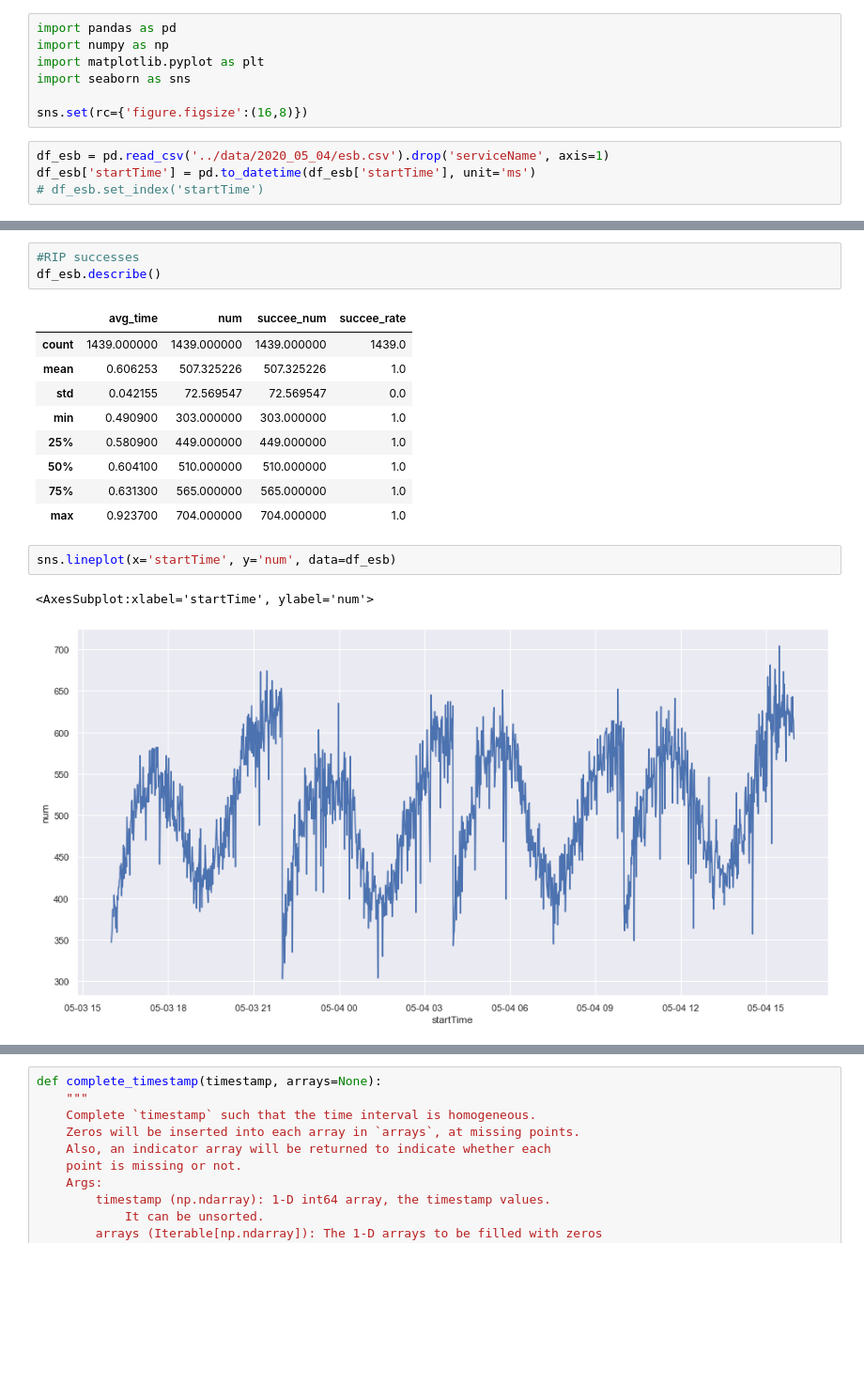
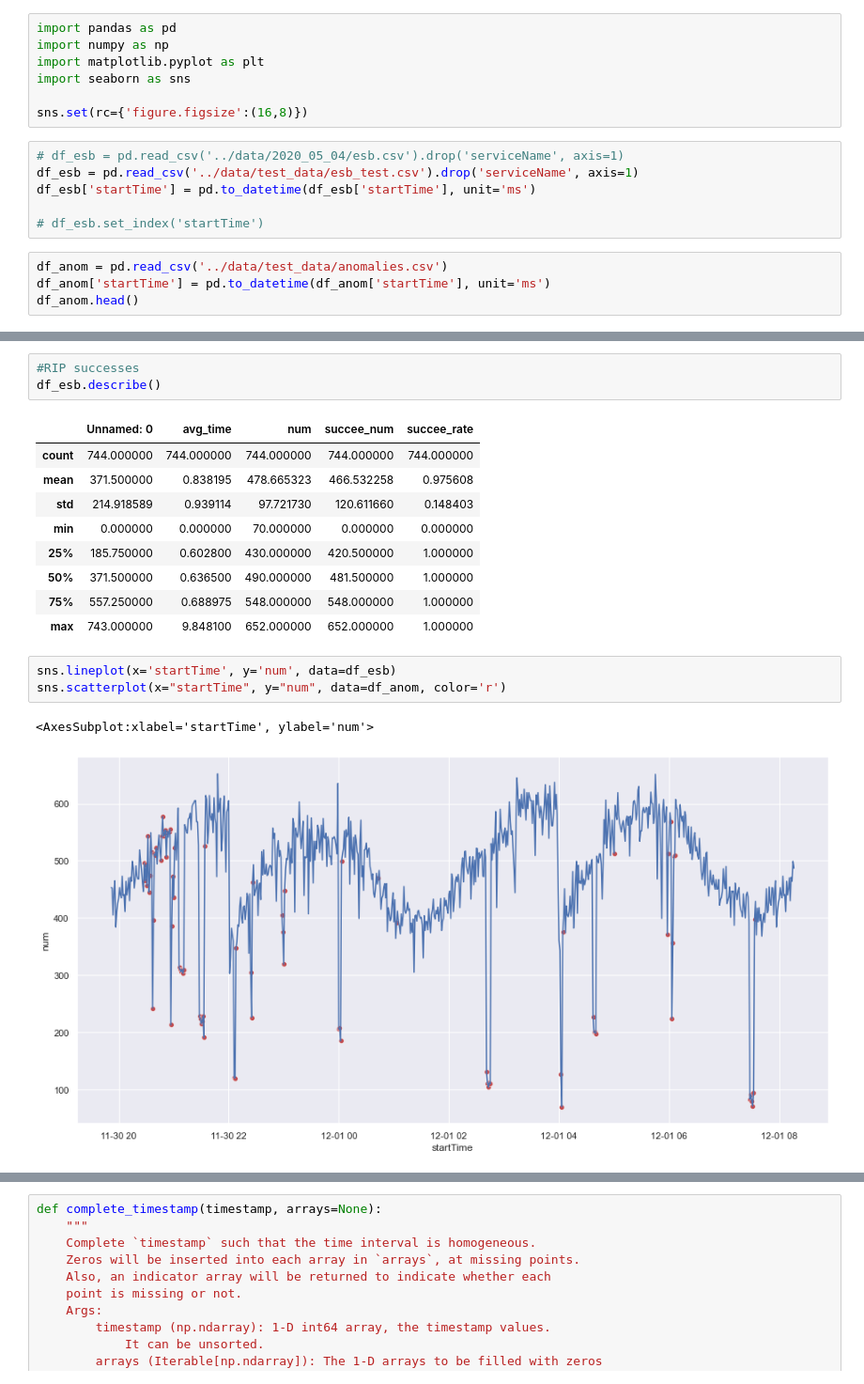
Before and after one commit to meng2468/AIOps-Challenge, a Jupyter notebook: eda/esb.ipynb, the cells around one changed output, grey strips where cells are left out. Shown: that part at 94% size. Saved outputs shown, nothing was run; the diff lists cells and outputs as text; blank space fills up the shorter version.

Commit message:
Anomaly detection results visualization

```diff
--- a/eda/esb.ipynb
+++ b/eda/esb.ipynb
@@ -6,6 +6,12 @@ import seaborn as sns
 
 sns.set(rc={'figure.figsize':(16,8)})
 # %%
-df_esb = pd.read_csv('../data/2020_05_04/esb.csv').drop('serviceName', axis=1)
+# df_esb = pd.read_csv('../data/2020_05_04/esb.csv').drop('serviceName', axis=1)
+df_esb = pd.read_csv('../data/test_data/esb_test.csv').drop('serviceName', axis=1)
 df_esb['startTime'] = pd.to_datetime(df_esb['startTime'], unit='ms')
+
 # df_esb.set_index('startTime')
+# %%
+df_anom = pd.read_csv('../data/test_data/anomalies.csv')
+df_anom['startTime'] = pd.to_datetime(df_anom['startTime'], unit='ms')
+df_anom.head()
@@ -37,19 +56,20 @@ memory usage: 56.3 KB
 #RIP successes
 df_esb.describe()
 # %% [output]
-|  | avg_time | num | succee_num | succee_rate |
-| count | 1439.000000 | 1439.000000 | 1439.000000 | 1439.0 |
-| mean | 0.606253 | 507.325226 | 507.325226 | 1.0 |
-| std | 0.042155 | 72.569547 | 72.569547 | 0.0 |
-| min | 0.490900 | 303.000000 | 303.000000 | 1.0 |
-| 25% | 0.580900 | 449.000000 | 449.000000 | 1.0 |
-| 50% | 0.604100 | 510.000000 | 510.000000 | 1.0 |
-| 75% | 0.631300 | 565.000000 | 565.000000 | 1.0 |
-| max | 0.923700 | 704.000000 | 704.000000 | 1.0 |
+|  | Unnamed: 0 | avg_time | num | succee_num | succee_rate |
+| count | 744.000000 | 744.000000 | 744.000000 | 744.000000 | 744.000000 |
+| mean | 371.500000 | 0.838195 | 478.665323 | 466.532258 | 0.975608 |
+| std | 214.918589 | 0.939114 | 97.721730 | 120.611660 | 0.148403 |
+| min | 0.000000 | 0.000000 | 70.000000 | 0.000000 | 0.000000 |
+| 25% | 185.750000 | 0.602800 | 430.000000 | 420.500000 | 1.000000 |
+| 50% | 371.500000 | 0.636500 | 490.000000 | 481.500000 | 1.000000 |
+| 75% | 557.250000 | 0.688975 | 548.000000 | 548.000000 | 1.000000 |
+| max | 743.000000 | 9.848100 | 652.000000 | 652.000000 | 1.000000 |
 # %%
 sns.lineplot(x='startTime', y='num', data=df_esb)
+sns.scatterplot(x="startTime", y="num", data=df_anom, color='r')
 # %% [output]
 <AxesSubplot:xlabel='startTime', ylabel='num'>
-[figure, old version]
+[figure, new version]
 # %%
 sns.lineplot(x='startTime', y='avg_time', data=df_esb)
```
Also changed, not shown: parts of 12 cells of this notebook, 2 other files.
